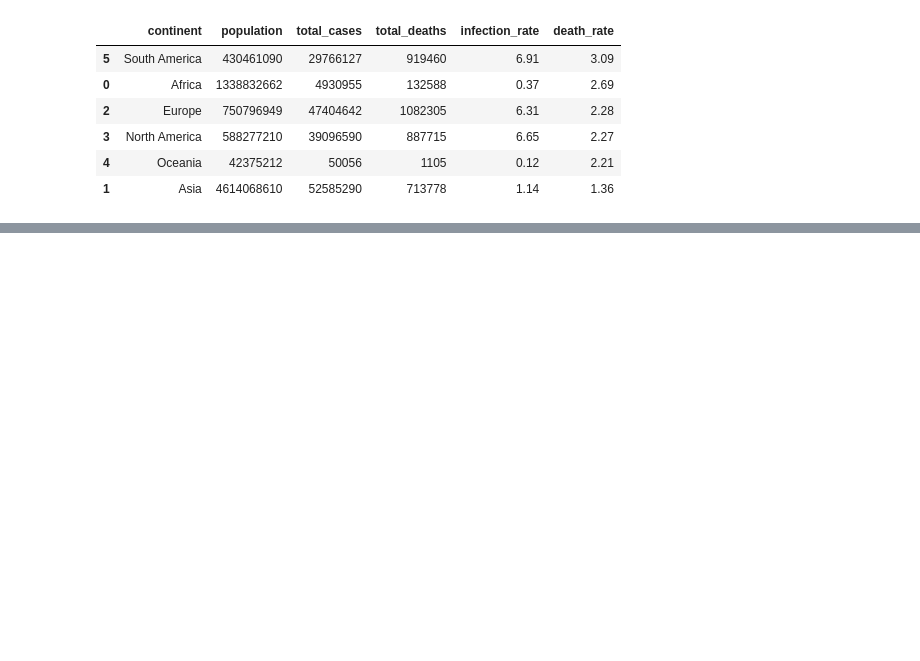
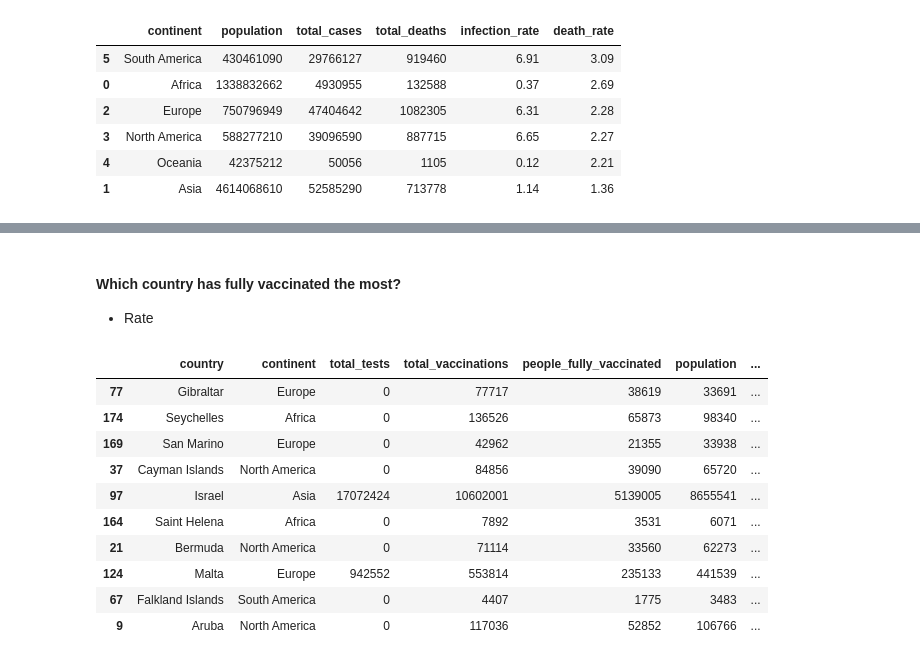
Before and after one commit to chineidu/Covid_eda, a Jupyter notebook: notebook.ipynb, the cells around one changed output, grey strips where cells are left out. Cells and saved outputs as stored; diff of their text form; code cells hidden in the pictures; blank space fills up the shorter version.

```diff
--- a/notebook.ipynb
+++ b/notebook.ipynb
@@ -217,6 +217,16 @@ def death_rate(df: pd.DataFrame):
     else:
         result = 0  # total_deaths or total_cases is 0
     return result
+
+def vacc_rate(df: pd.DataFrame):
+    """ It calculates the vaccination rate. It returns a float. """
+    population, people_vacc = df['population'], df['people_fully_vaccinated']
+
+    if (population != 0) and (people_vacc != 0):
+        result = round(people_vacc * 100 / population, 2)
+    else:
+        result = 0  # population or total_cases is 0
+    return result
 # %%
 # calculate the infection rate
 covid_deaths['infection_rate'] = covid_deaths.apply(inf_rate, axis='columns')
@@ -489,0 +610,19 @@ Name: date, Length: 89705, dtype: object
+# %% [markdown]
+#### Which country has fully vaccinated the most?
+* Rate
+# %%
+vaccination['vaccination_rate'] = vaccination.apply(vacc_rate, axis='columns')
+a = vaccination.sort_values(by='vaccination_rate', ascending=False).head(10)
+a
+# %% [output]
+|  | country | continent | total_tests | total_vaccinations | people_fully_vaccinated | population | ... |
+| 77 | Gibraltar | Europe | 0 | 77717 | 38619 | 33691 | ... |
+| 174 | Seychelles | Africa | 0 | 136526 | 65873 | 98340 | ... |
+| 169 | San Marino | Europe | 0 | 42962 | 21355 | 33938 | ... |
+| 37 | Cayman Islands | North America | 0 | 84856 | 39090 | 65720 | ... |
+| 97 | Israel | Asia | 17072424 | 10602001 | 5139005 | 8655541 | ... |
+| 164 | Saint Helena | Africa | 0 | 7892 | 3531 | 6071 | ... |
+| 21 | Bermuda | North America | 0 | 71114 | 33560 | 62273 | ... |
+| 124 | Malta | Europe | 942552 | 553814 | 235133 | 441539 | ... |
+| 67 | Falkland Islands | South America | 0 | 4407 | 1775 | 3483 | ... |
+| 9 | Aruba | North America | 0 | 117036 | 52852 | 106766 | ... |
```
Also changed, not shown: parts of 17 cells of this notebook.
